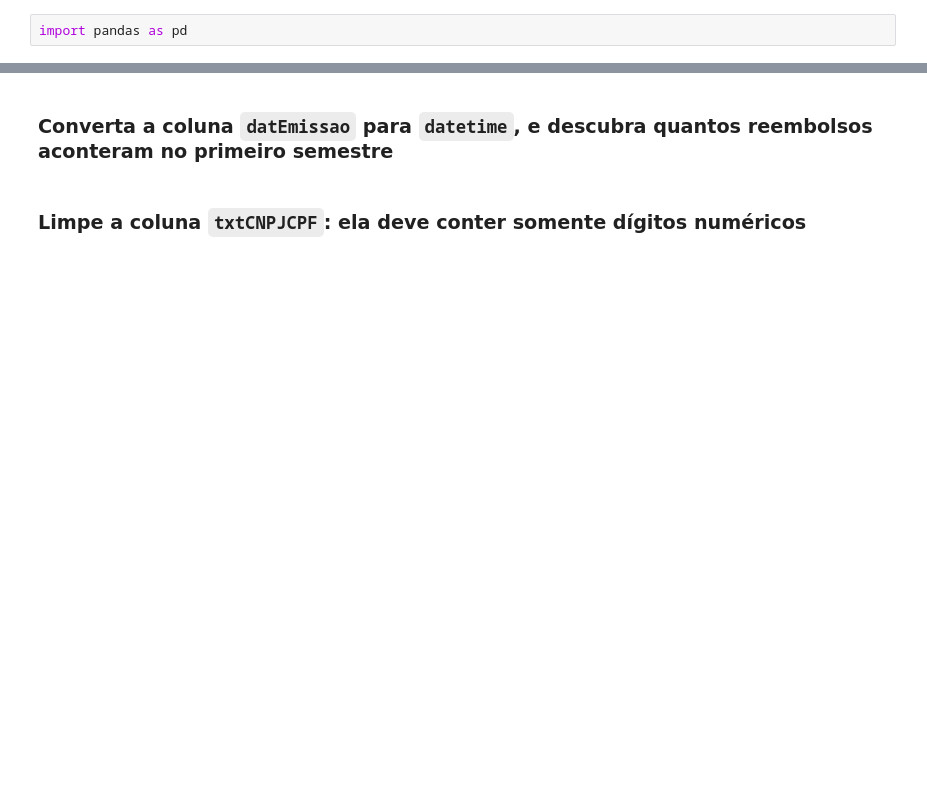
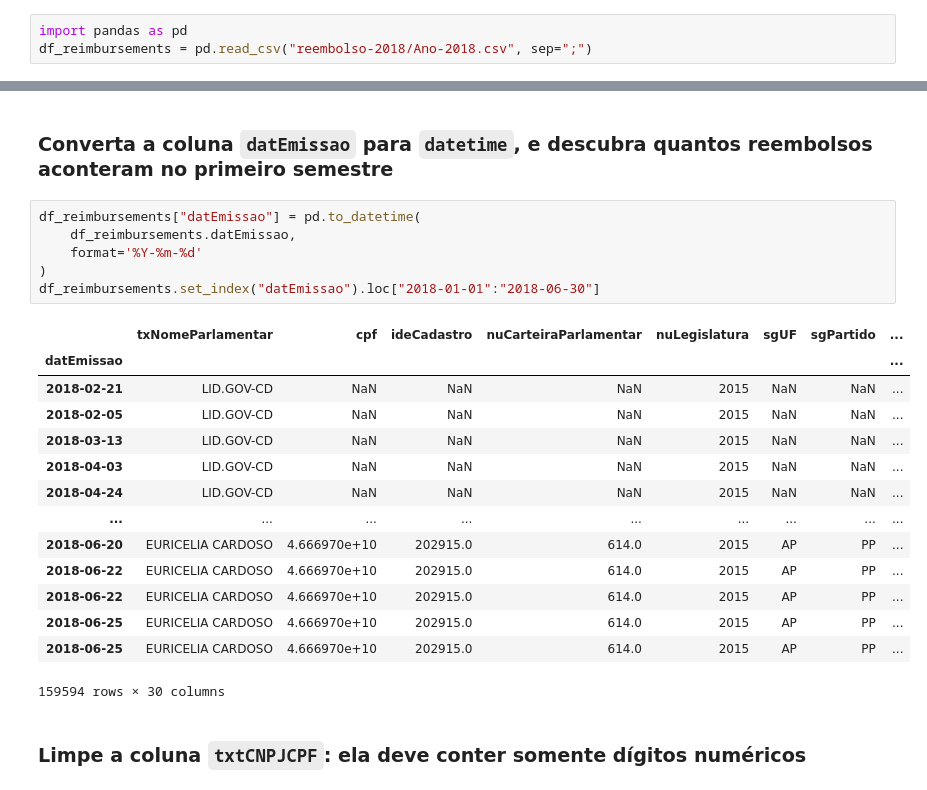
Before and after one commit to escola-de-dados/python-inovacao-civica, a Jupyter notebook: semana_3/desafio.ipynb, the cells around one changed output, grey strips where cells are left out. Drawn from its saved outputs; the diff is of its cells as text; blank space fills up the shorter version.

```diff
--- a/semana_3/desafio.ipynb
+++ b/semana_3/desafio.ipynb
@@ -11,5 +22,6 @@ r = requests.get(...)
 ### Leia o Arquivo csv
 # %%
 import pandas as pd
+df_reimbursements = pd.read_csv("reembolso-2018/Ano-2018.csv", sep=";")
 # %% [markdown]
 ### Visualize 10 linhas aleatórias
@@ -18,5 +67,26 @@ import pandas as pd
 # %% [markdown]
 ### Converta a coluna `datEmissao` para `datetime`, e descubra quantos reembolsos aconteram no primeiro semestre
+# %%
+df_reimbursements["datEmissao"] = pd.to_datetime(
+    df_reimbursements.datEmissao,
+    format='%Y-%m-%d'
+)
+df_reimbursements.set_index("datEmissao").loc["2018-01-01":"2018-06-30"]
+# %% [output]
+|  | txNomeParlamentar | cpf | ideCadastro | nuCarteiraParlamentar | nuLegislatura | sgUF | sgPartido | ... |
+| datEmissao |  |  |  |  |  |  |  | ... |
+| 2018-02-21 | LID.GOV-CD | NaN | NaN | NaN | 2015 | NaN | NaN | ... |
+| 2018-02-05 | LID.GOV-CD | NaN | NaN | NaN | 2015 | NaN | NaN | ... |
+| 2018-03-13 | LID.GOV-CD | NaN | NaN | NaN | 2015 | NaN | NaN | ... |
+| 2018-04-03 | LID.GOV-CD | NaN | NaN | NaN | 2015 | NaN | NaN | ... |
+| 2018-04-24 | LID.GOV-CD | NaN | NaN | NaN | 2015 | NaN | NaN | ... |
+| ... | ... | ... | ... | ... | ... | ... | ... | ... |
+| 2018-06-20 | EURICELIA CARDOSO | 4.666970e+10 | 202915.0 | 614.0 | 2015 | AP | PP | ... |
+| 2018-06-22 | EURICELIA CARDOSO | 4.666970e+10 | 202915.0 | 614.0 | 2015 | AP | PP | ... |
+| 2018-06-22 | EURICELIA CARDOSO | 4.666970e+10 | 202915.0 | 614.0 | 2015 | AP | PP | ... |
+| 2018-06-25 | EURICELIA CARDOSO | 4.666970e+10 | 202915.0 | 614.0 | 2015 | AP | PP | ... |
+| 2018-06-25 | EURICELIA CARDOSO | 4.666970e+10 | 202915.0 | 614.0 | 2015 | AP | PP | ... |
+159594 rows × 30 columns
 # %% [markdown]
 ### Limpe a coluna `txtCNPJCPF`: ela deve conter somente dígitos numéricos
 # %%
```
Also changed, not shown: parts of 6 cells of this notebook, 1 other file.
